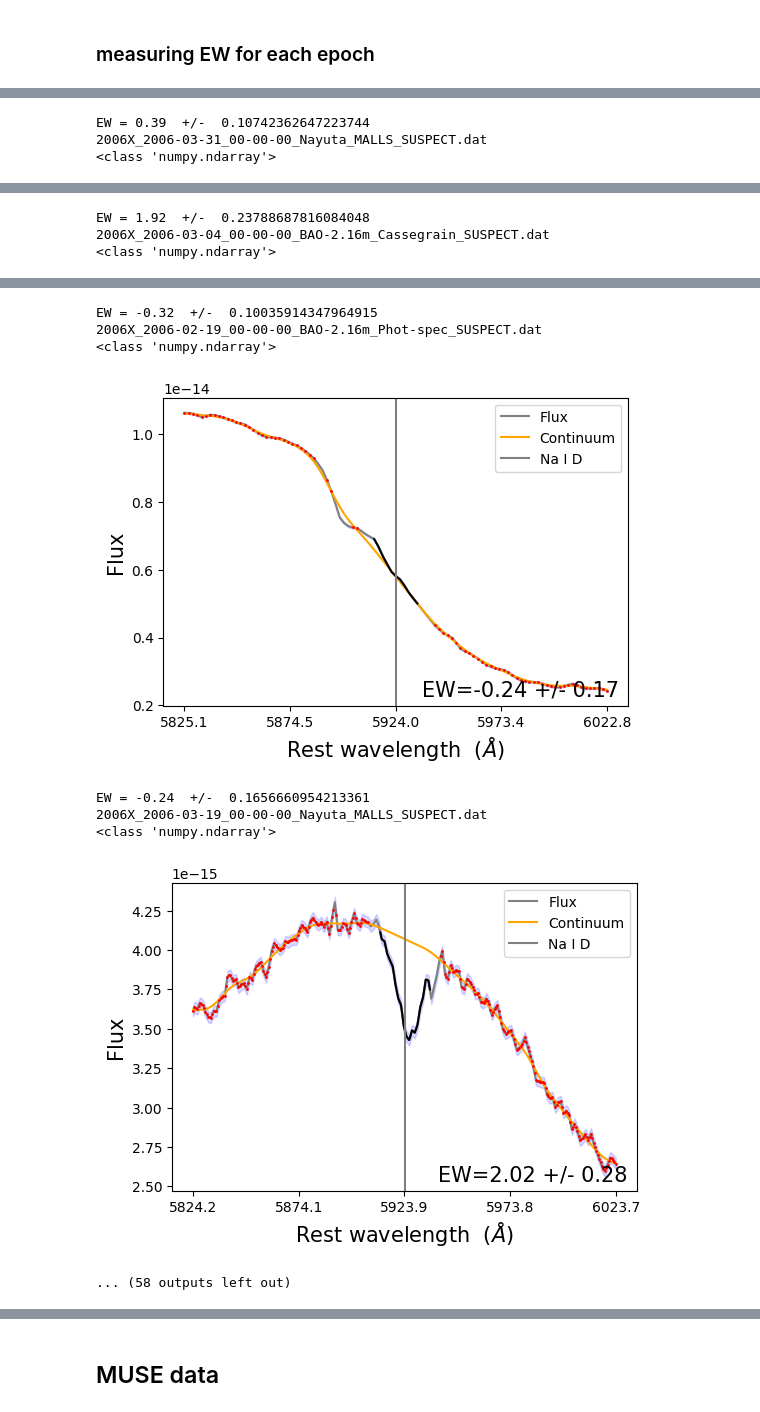
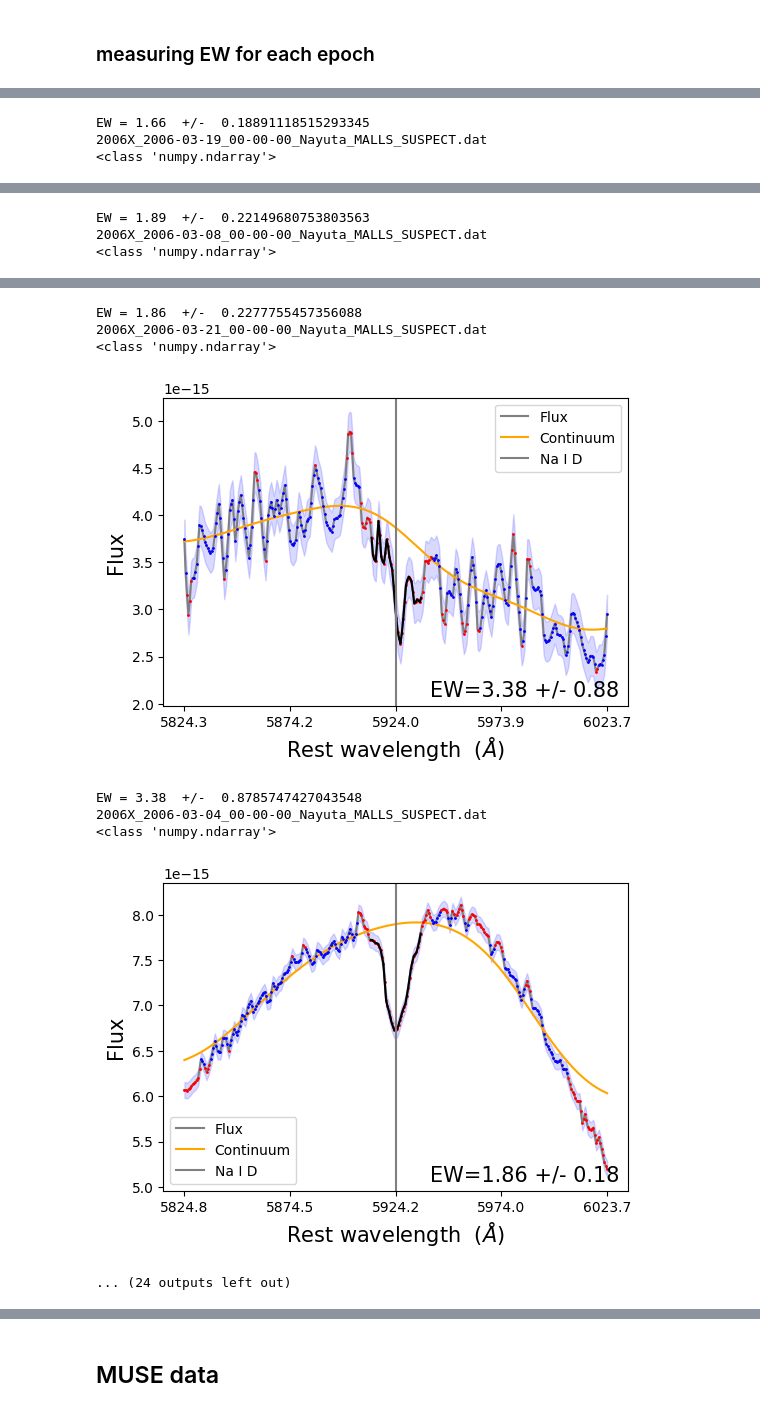
Before and after one commit to rita-png/extinction-ifs, a Jupyter notebook: SNe-host-comparison/poster-CC-sanpedro.ipynb, the cells around one changed output, grey strips where cells are left out. Cells and saved outputs as stored; diff of their text form; code cells hidden in the pictures.

```diff
--- a/SNe-host-comparison/poster-CC-sanpedro.ipynb
+++ b/SNe-host-comparison/poster-CC-sanpedro.ipynb
@@ -82,8 +139,20 @@ dat_files = [f for f in filenames if f.endswith(".dat")]
 for file in dat_files:
 
     df = pd.read_csv( Path(file_path) / file, sep=r"\s+", header=None)
+
     x = df.iloc[:, 0].to_numpy()
     y = df.iloc[:, 1].to_numpy()
     jd = to_jd(2019,4,30,6,13,31)
 
-    spectra.append({"file": file,"julian_date": jd,"x": x,"y": y})
+    date = file.split('_')[1]
+    time = file.split('_')[2]
+
+    year, month, day = map(int, date.split('-'))
+    hour, minute, second = map(int, time.split('-'))
+
+    jd = to_jd(year, month, day, hour, minute, second)
+
+    res = np.median(np.diff(x))
+    print("resolution is ", res)
+    if res < 0.65:
+        spectra.append({"file": file,"julian_date": jd,"x": x,"y": y})
@@ -92,7 +179,6 @@ reading fits files
 # %%
 fits_files = [f for f in filenames if f.endswith(".fits")]
 # %%
-
 for name in fits_files:
 
     file = Path(file_path) / name
@@ -107,9 +193,14 @@ for name in fits_files:
         CRPIX = float(header["CRPIX1"])
         x = CRVAL + CDELT * (np.arange(NAXIS) + 1 - CRPIX)
         jd = header["JD"]
+
     if int(float(jd)) > 2458700 and SN_name == "SN2019ehk":
         continue
-    spectra.append({"file": file,"julian_date": jd,"x": x,"y": y})
+
+    res = np.median(np.diff(x))
+    print("resolution is ", res)
+    if res < 0.65:
+        spectra.append({"file": file,"julian_date": jd,"x": x,"y": y})
 # %% [markdown]
 reading ascii files
 # %%
@@ -131,4 +222,7 @@ for file in ascii_files:
 
     jd = to_jd(year, month, day, hour, minute, second)
     #print(jd)
-    spectra.append({"file": file,"julian_date": jd,"x": x,"y": y})
+    res = np.median(np.diff(x))
+    print("resolution is ", res)
+    if res < 0.65:
+        spectra.append({"file": file,"julian_date": jd,"x": x,"y": y})
@@ -152,5 +261,12 @@ for file in txt_files:
     hour, minute, second = map(int, time.split('-'))
 
     jd = to_jd(year, month, day, hour, minute, second)
+    #print(jd)
 
-    spectra.append({"file": file,"julian_date": jd,"x": x,"y": y})
+    if SN_name=="SN2006X" and file=="2006X_2006-06-06_00-00-00_Keck1_HIRES_SUSPECT.txt": # this spectra wavelength coverage does not allow to measure EW of Na i D robustly
+        print(np.min(x))
+        continue
+    res = np.median(np.diff(x))
+    print("resolution is ", res)
+    if res < 0.65:
+        spectra.append({"file": file,"julian_date": jd,"x": x,"y": y})
@@ -184,7 +304,7 @@ for spec in spectra:
     #    continue
 
 
-    ew,ew_unc=EW_voronoi_bins(np.array([y]),x,central_wavelength*(1+z),v=600,kernel_width_A=25,plots=True)
+    ew,ew_unc=EW_voronoi_bins(np.array([y]),x,central_wavelength*(1+z),v=600,kernel_width_A=90,plots=True)
 
     ews.append(ew[0])
     ews_uncs.append(ew_unc[0])
@@ -200,3 +320,3 @@ EW = 1.83  +/-  0.23948469121577376
-EW = 0.39  +/-  0.10742362647223744
-2006X_2006-03-31_00-00-00_Nayuta_MALLS_SUSPECT.dat
+EW = 1.66  +/-  0.18891118515293345
+2006X_2006-03-19_00-00-00_Nayuta_MALLS_SUSPECT.dat
 <class 'numpy.ndarray'>
@@ -204,3 +324,3 @@ EW = 0.39  +/-  0.10742362647223744
-EW = 1.92  +/-  0.23788687816084048
-2006X_2006-03-04_00-00-00_BAO-2.16m_Cassegrain_SUSPECT.dat
+EW = 1.89  +/-  0.22149680753803563
+2006X_2006-03-08_00-00-00_Nayuta_MALLS_SUSPECT.dat
 <class 'numpy.ndarray'>
@@ -208,12 +328,12 @@ EW = 1.92  +/-  0.23788687816084048
-EW = -0.32  +/-  0.10035914347964915
-2006X_2006-02-19_00-00-00_BAO-2.16m_Phot-spec_SUSPECT.dat
+EW = 1.86  +/-  0.2277755457356088
+2006X_2006-03-21_00-00-00_Nayuta_MALLS_SUSPECT.dat
 <class 'numpy.ndarray'>
-[figure, old version]
+[figure, new version]
-EW = -0.24  +/-  0.1656660954213361
-2006X_2006-03-19_00-00-00_Nayuta_MALLS_SUSPECT.dat
+EW = 3.38  +/-  0.8785747427043548
+2006X_2006-03-04_00-00-00_Nayuta_MALLS_SUSPECT.dat
 <class 'numpy.ndarray'>
-[figure, old version]
+[figure, new version]
-... (58 outputs left out)
+... (24 outputs left out)
 # %%
 jds = np.array(jds, dtype=float)
 
```
Also changed, not shown: parts of 42 cells of this notebook, 1 other file.
